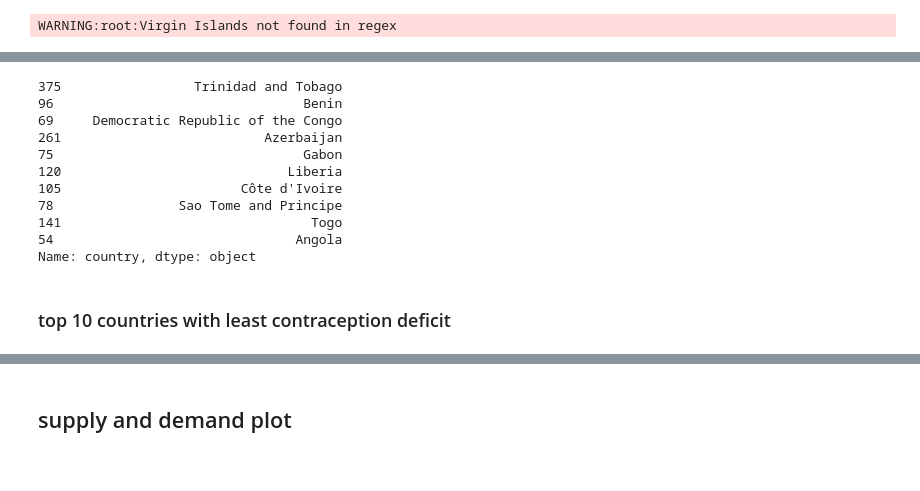
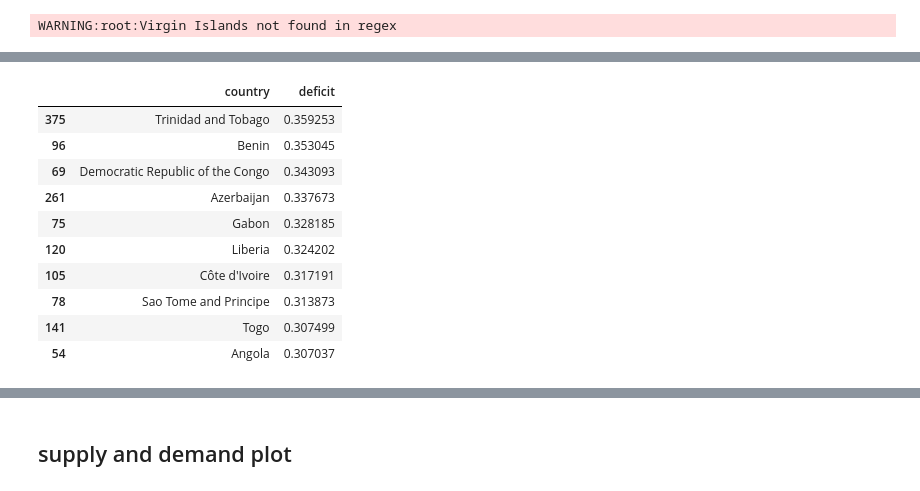
Before and after one commit to polinas123/makeovermonday, a Jupyter notebook: women_contraception_developing_countries/mmv34.ipynb, the cells around one changed output, grey strips where cells are left out. Saved outputs shown, nothing was run; the diff lists cells and outputs as text; code cells hidden in the pictures.

```diff
--- a/women_contraception_developing_countries/mmv34.ipynb
+++ b/women_contraception_developing_countries/mmv34.ipynb
@@ -42,16 +62,14 @@ fig.show()
 # %%
-tidy.sort_values("deficit", ascending=False).country.head(10)
+tidy.sort_values("deficit", ascending=False)[["country","deficit"]].head(10)
 # %% [output]
-375                 Trinidad and Tobago
-96                                Benin
-69     Democratic Republic of the Congo
-261                          Azerbaijan
-75                                Gabon
-120                             Liberia
-105                       Côte d'Ivoire
-78                Sao Tome and Principe
-141                                Togo
-54                               Angola
-Name: country, dtype: object
+|  | country | deficit |
+| 375 | Trinidad and Tobago | 0.359253 |
+| 96 | Benin | 0.353045 |
+| 69 | Democratic Republic of the Congo | 0.343093 |
+| 261 | Azerbaijan | 0.337673 |
+| 75 | Gabon | 0.328185 |
+| 120 | Liberia | 0.324202 |
+| 105 | Côte d'Ivoire | 0.317191 |
+| 78 | Sao Tome and Principe | 0.313873 |
+| 141 | Togo | 0.307499 |
+| 54 | Angola | 0.307037 |
-# %% [markdown]
-### top 10 countries with least contraception deficit
```
Also changed, not shown: parts of 15 cells of this notebook, 1 other file.
